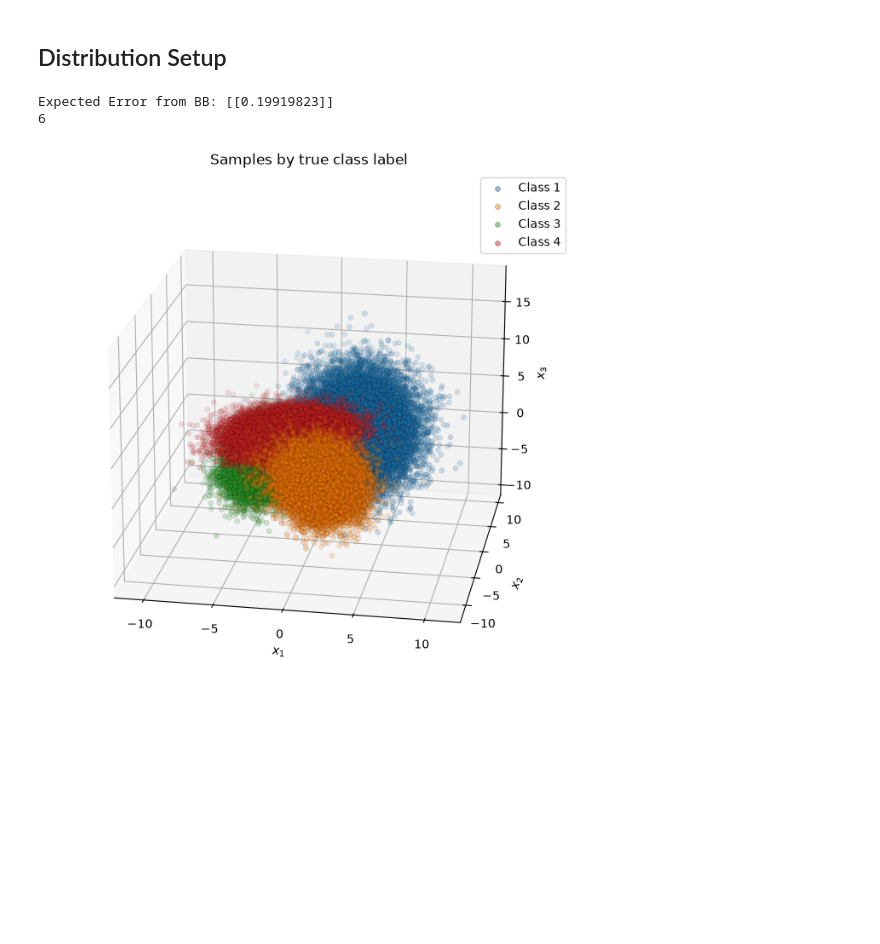
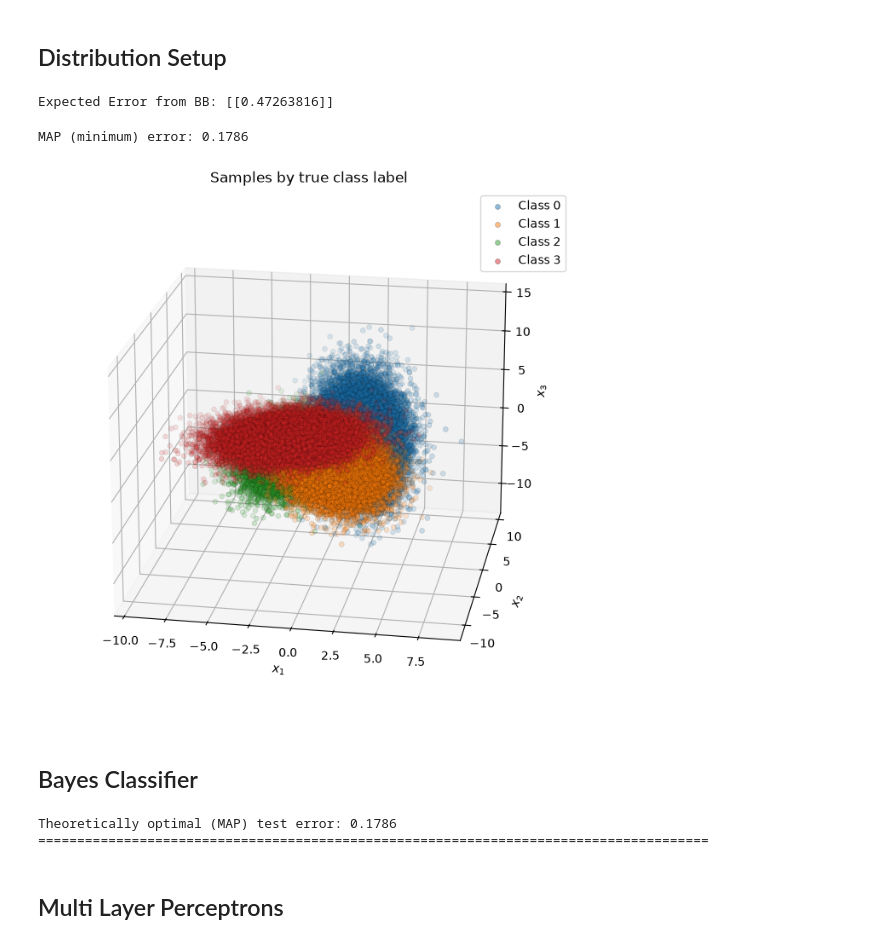
Before and after one commit to RonanEngel/EC5644_Assignments, a Jupyter notebook: Assignment_3/q1.ipynb, the cells around one changed output. Saved outputs shown, nothing was run; the diff lists cells and outputs as text; code cells hidden in the pictures; blank space fills up the shorter version.

```diff
--- a/Assignment_3/q1.ipynb
+++ b/Assignment_3/q1.ipynb
@@ -20,16 +28,16 @@ p1, p2, p3, p4 = .25, .25, .25, .25
 # Set Random Seed
 rng = np.random.default_rng(1)
 
-mu1 = [3, 1.5, 3]
-mu2 = [1, -3, -1.5]
-mu3 = [-4, 3, -3]
-mu4 = [-2, -.5, 3]
+mu1 = [2, 1.5, 1]
+mu2 = [1, -1, -1.5]
+mu3 = [-2, 2, -2]
+mu4 = [-2, -1, 2]
 
 
 # Quick verification of mean equidistance
 
 
-cov1 = [[4,   -1.5, .5],
+cov1 = [[2,   -1.5, .5],
               [-1.5, 4, 1],
               [.5, 1, 10]]
 
@@ -65,7 +73,6 @@ parameters = [[mu1, cov1], [mu2, cov2], [mu3, cov3], [mu4, cov4]]
 iter = 1
 B_pairs = []
 err = 0
-count = 0
 for mu1, cov1 in parameters:
 
     parameters_2 = parameters.copy()[iter :]
@@ -73,13 +80,11 @@ for mu1, cov1 in parameters:
     for mu2, cov2 in parameters_2:
         B = Bhattacharyya(mu1, mu2, cov1, cov2)
         err += .25 * np.exp(-B)
-        count +=1
+
     iter += 1
 
 
 print(f"Expected Error from BB: {err}")
-print(count)
 # %% [output]
-Expected Error from BB: [[0.19919823]]
-6
+Expected Error from BB: [[0.47263816]]
 # %%
@@ -114,28 +107,62 @@ def make_dist(N):
 # %%
-L_100, X_100 = make_dist(100)
-L_500, X_500 = make_dist(500)
-L_1000, X_1000 = make_dist(1000)
-L_5000, X_5000 = make_dist(5000)
-L_10000, X_10000 = make_dist(10000)
-L_100000, X_100000 = make_dist(100000)
+Y_100, X_100 = make_dist(100)
+Y_500, X_500 = make_dist(500)
+Y_1000, X_1000 = make_dist(1000)
+Y_5000, X_5000 = make_dist(5000)
+Y_10000, X_10000 = make_dist(10000)
+Y_100000, X_100000 = make_dist(100000)
+# %%
+import numpy as np
+from scipy.stats import multivariate_normal as mvn
+
+priors = [0.25, 0.25, 0.25, 0.25]
+
+# Log of P(c) * p(x | c) for each class, one column per class
+log_scores = np.column_stack([
+    np.log(priors[c]) + mvn(mu, C).logpdf(X_100000)
+    for c, (mu, C) in enumerate(parameters)
+])
+
+# MAP decision: class with the largest score for each sample
+map_decisions = log_scores.argmax(axis=1)
+
+# Fraction of test samples MAP gets wrong
+map_error = np.mean(map_decisions != Y_100000)
+print(f"MAP (minimum) error: {map_error:.4f}")
+# %% [output]
+MAP (minimum) error: 0.1786
 # %%
 fig = plt.figure(figsize=(9, 8))
 ax = fig.add_subplot(projection='3d')
-markers = {1: 'o', 2: 'o', 3: 'o', 4: 'o'}                         # circle, triangle, square
-colors  = {1: 'tab:blue', 2: 'tab:orange', 3: 'tab:green', 4: 'tab:red'}
+markers = {0: 'o', 1: 'o', 2: 'o', 3: 'o'}                         # circle, triangle, square
+colors  = {0: 'tab:blue', 1: 'tab:orange', 2: 'tab:green', 3: 'tab:red'}
 
-for k in [1, 2, 3, 4]:
-    pts = X_100000[L_100000 == k]
+for k in [0, 1, 2, 3]:
+    pts = X_100000[Y_100000 == k]
     ax.scatter(pts[:, 0], pts[:, 1], pts[:, 2],
                marker=markers[k], color=colors[k],
                s=18, alpha=0.5, edgecolors='k', linewidths=0.3,
                label=f"Class {k}")
 ax.view_init(elev=20, azim=280)
 ax.set_xlabel("$x_1$")
 ax.set_ylabel("$x_2$")
 ax.set_zlabel("$x_3$")
 ax.set_title("Samples by true class label")
 ax.legend()
 plt.show()
 # %% [output]
-[figure, old version]
+[figure, new version]
+# %% [markdown]
+## Bayes Classifier
+# %%
+# Theoretically Optimal Classifier (true pdf, MAP rule)
+
+log_scores = np.column_stack([np.log(0.25) + mvn(mu, C).logpdf(X_100000) for mu, C in parameters])
+map_error = np.mean(log_scores.argmax(axis=1) != Y_100000)
+print(f"Theoretically optimal (MAP) test error: {map_error:.4f}")
+print("======================================================================================")
+# %% [output]
+Theoretically optimal (MAP) test error: 0.1786
+======================================================================================
+# %% [markdown]
+## Multi Layer Perceptrons
```
Also changed, not shown: parts of 6 cells of this notebook, 1 other file.
